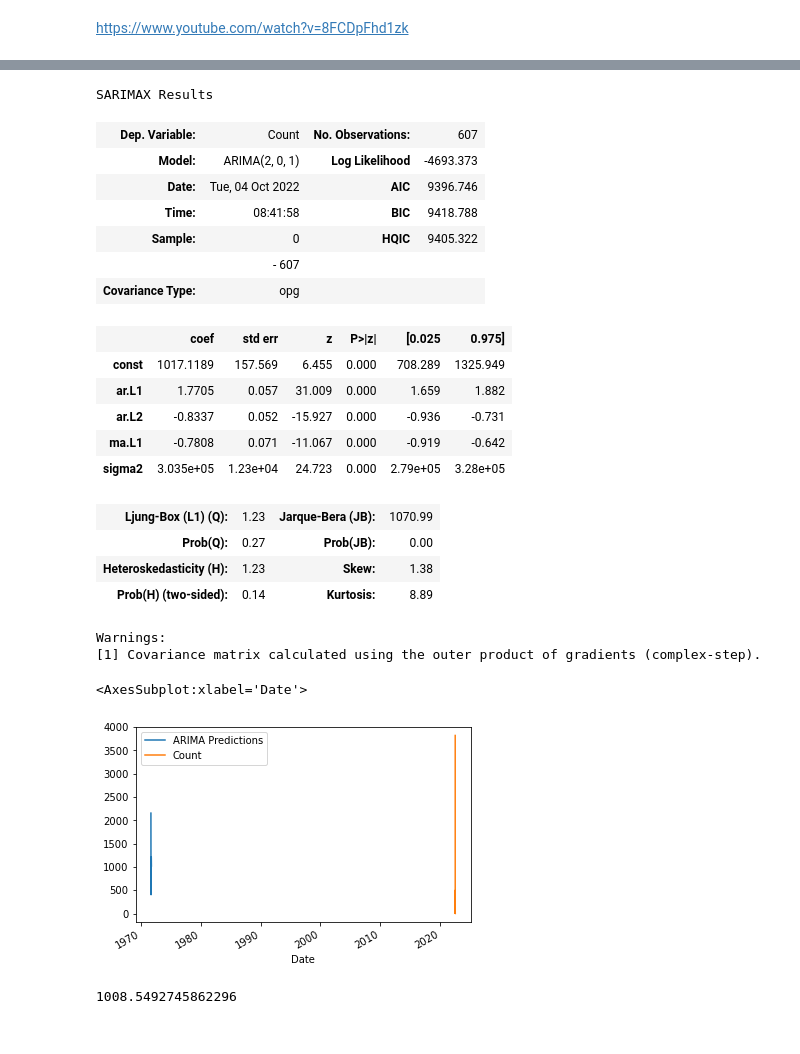
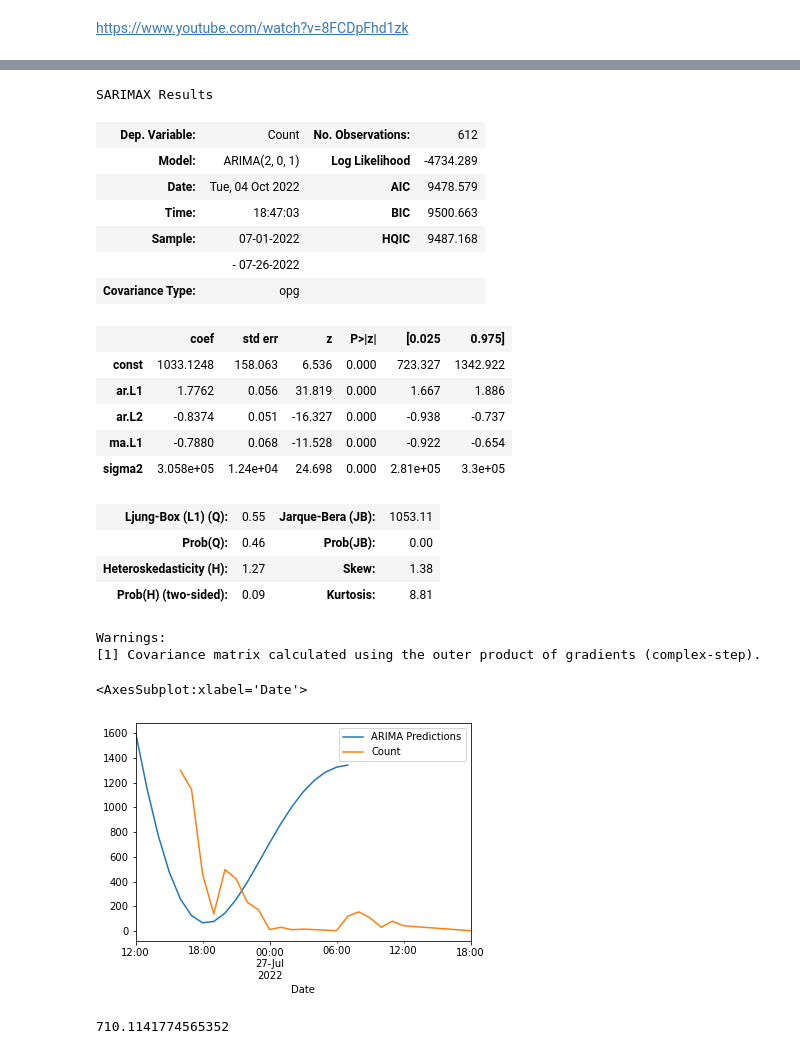
Before and after one commit to Archit2000/Traffic-Ticket-Prediction-using-Machine-Learning, a Jupyter notebook: ARIMA model.ipynb, the cells around one changed output, grey strips where cells are left out. Cells and saved outputs as stored; diff of their text form; code cells hidden in the pictures.

```diff
--- a/ARIMA model.ipynb
+++ b/ARIMA model.ipynb
@@ -36,3 +28,4 @@ df.head()
 # %%
-df.index
+df.index = pd.DatetimeIndex(df.index).to_period(freq='H')
+df.head()
 # %% [output]
@@ -60,0 +39,3 @@ df.head()
+# %%
+df = df[:-5]
+df.head(10)
@@ -107,6 +100,6 @@ Total fit time: 5.078 seconds
 # %%
 print(df.shape)
-train=df.iloc[:-30]
-test=df.iloc[-30:]
+train=df.iloc[:-20]
+test=df.iloc[-20:]
 print(train.shape,test.shape)
 # %% [output]
@@ -115,26 +108,26 @@ print(train.shape,test.shape)
 # %%
-model = sm.tsa.arima.ARIMA(train['Count'],order=(2,0,1))
+model = ARIMA(train['Count'],order=(2,0,1))
 model=model.fit()
 model.summary()
 # %% [output]
 SARIMAX Results
-| Dep. Variable: | Count | No. Observations: | 607 |
-| Model: | ARIMA(2, 0, 1) | Log Likelihood | -4693.373 |
-| Date: | Tue, 04 Oct 2022 | AIC | 9396.746 |
-| Time: | 08:41:58 | BIC | 9418.788 |
-| Sample: | 0 | HQIC | 9405.322 |
-|  | - 607 |  |  |
+| Dep. Variable: | Count | No. Observations: | 612 |
+| Model: | ARIMA(2, 0, 1) | Log Likelihood | -4734.289 |
+| Date: | Tue, 04 Oct 2022 | AIC | 9478.579 |
+| Time: | 18:47:03 | BIC | 9500.663 |
+| Sample: | 07-01-2022 | HQIC | 9487.168 |
+|  | - 07-26-2022 |  |  |
 | Covariance Type: | opg |  |  |
 |  | coef | std err | z | P>|z| | [0.025 | 0.975] |
-| const | 1017.1189 | 157.569 | 6.455 | 0.000 | 708.289 | 1325.949 |
-| ar.L1 | 1.7705 | 0.057 | 31.009 | 0.000 | 1.659 | 1.882 |
-| ar.L2 | -0.8337 | 0.052 | -15.927 | 0.000 | -0.936 | -0.731 |
-| ma.L1 | -0.7808 | 0.071 | -11.067 | 0.000 | -0.919 | -0.642 |
-| sigma2 | 3.035e+05 | 1.23e+04 | 24.723 | 0.000 | 2.79e+05 | 3.28e+05 |
+| const | 1033.1248 | 158.063 | 6.536 | 0.000 | 723.327 | 1342.922 |
+| ar.L1 | 1.7762 | 0.056 | 31.819 | 0.000 | 1.667 | 1.886 |
+| ar.L2 | -0.8374 | 0.051 | -16.327 | 0.000 | -0.938 | -0.737 |
+| ma.L1 | -0.7880 | 0.068 | -11.528 | 0.000 | -0.922 | -0.654 |
+| sigma2 | 3.058e+05 | 1.24e+04 | 24.698 | 0.000 | 2.81e+05 | 3.3e+05 |
-| Ljung-Box (L1) (Q): | 1.23 | Jarque-Bera (JB): | 1070.99 |
-| Prob(Q): | 0.27 | Prob(JB): | 0.00 |
-| Heteroskedasticity (H): | 1.23 | Skew: | 1.38 |
-| Prob(H) (two-sided): | 0.14 | Kurtosis: | 8.89 |
+| Ljung-Box (L1) (Q): | 0.55 | Jarque-Bera (JB): | 1053.11 |
+| Prob(Q): | 0.46 | Prob(JB): | 0.00 |
+| Heteroskedasticity (H): | 1.27 | Skew: | 1.38 |
+| Prob(H) (two-sided): | 0.09 | Kurtosis: | 8.81 |
 Warnings:
 [1] Covariance matrix calculated using the outer product of gradients (complex-step).
 # %%
@@ -145,7 +138,7 @@ pred.plot(legend=True)
 test['Count'].plot(legend=True)
 # %% [output]
 <AxesSubplot:xlabel='Date'>
-[figure, old version]
+[figure, new version]
 # %%
 from sklearn.metrics import mean_squared_error
 from math import sqrt
@@ -153,4 +146,4 @@ test['Count'].mean()
 rmse=sqrt(mean_squared_error(pred,test['Count']))
 print(rmse)
 # %% [output]
-1008.5492745862296
+710.1141774565352
```
Also changed, not shown: parts of 9 cells of this notebook.
